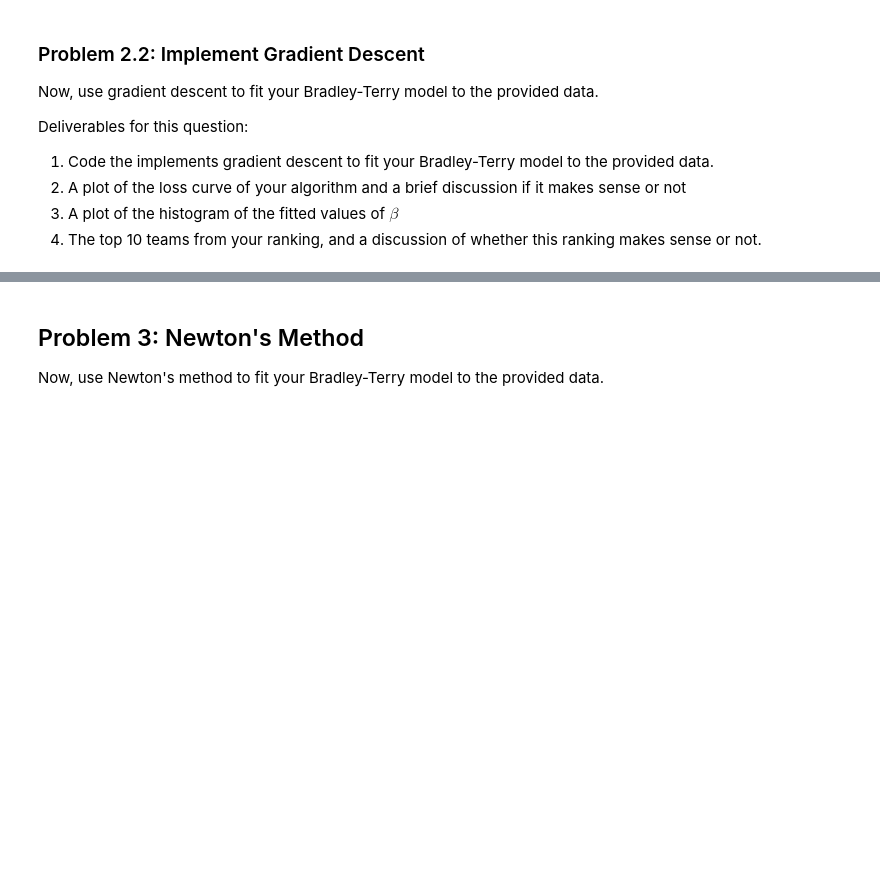
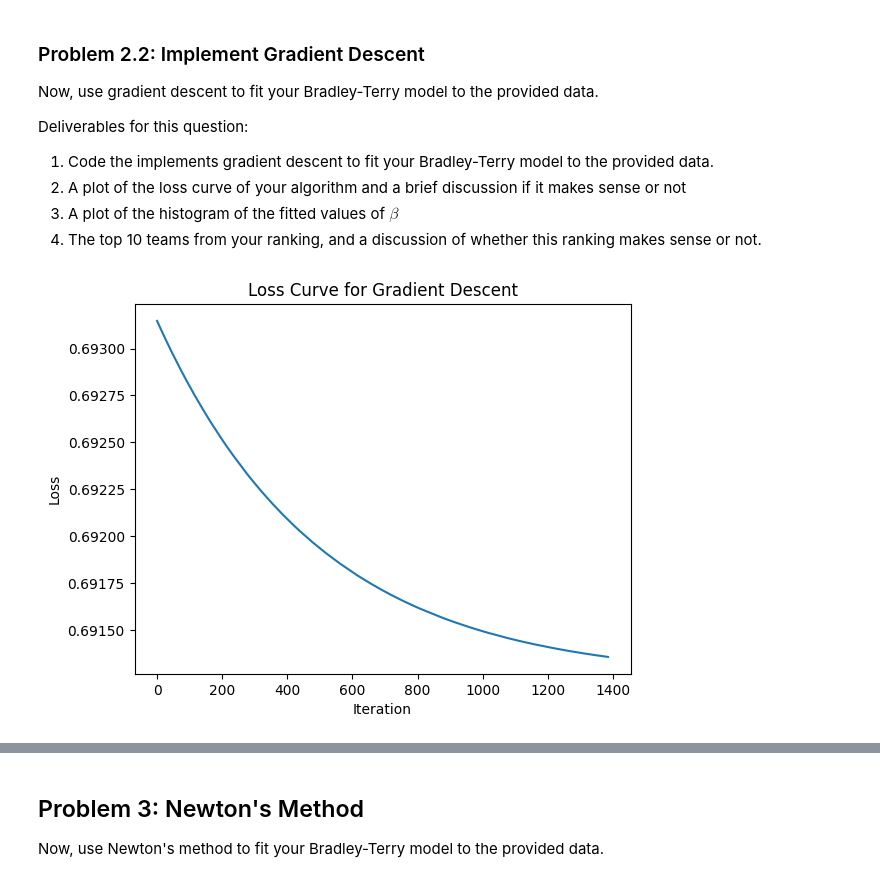
Before and after one commit to fatday/My-Grad-Math-Works, a Jupyter notebook: assignments/hw1/hw1.ipynb, the cells around one changed output, grey strips where cells are left out. Cells and saved outputs as stored; diff of their text form; code cells hidden in the pictures; blank space fills up the shorter version.

```diff
--- a/assignments/hw1/hw1.ipynb
+++ b/assignments/hw1/hw1.ipynb
@@ -62,3 +80,10 @@ You may want to use the `torch.distributions.Bernoulli` class.
+# %%
+# your code here
+def loss(beta, X, y, gamma = 0):
+    p = torch.sigmoid(torch.matmul(X, beta))
+    Bernoulli = torch.distributions.Bernoulli(p)
+    loss = -torch.mean(Bernoulli.log_prob(y)) + gamma * torch.norm(beta, p=2)**2 / 2
+    return loss
 # %% [markdown]
 ## Problem 2: Gradient Descent
 # %% [markdown]
@@ -71,3 +94,9 @@ Write a function to compute the gradient of the average negative log likelihood
+# %%
+# your code here
+def gradient(beta, X, y, gamma = 0):
+    p = torch.sigmoid(torch.matmul(X, beta))
+    grad = -torch.matmul(X.T, y - p) / X.shape[0] + gamma * beta
+    return grad
 # %% [markdown]
 ### Problem 2.2: Implement Gradient Descent
 
@@ -83,0 +111,11 @@ Deliverables for this question:
+# %%
+# your code here (you can use multiple code and markdown cells to organize your answer)
+def gradient_descent(X, y, gamma = 0, lr = 0.01, tol = 1e-7, max_iter = 5000):
+    beta = torch.zeros(X.shape[1], requires_grad=False)
+    losses = [loss(beta, X, y, gamma)]
+    for i in tqdm(range(max_iter)):
+      beta -= lr * gradient(beta, X, y, gamma)
+      losses.append(loss(beta, X, y, gamma))
+      if abs(losses[-1] - losses[-2]) < tol:
+        break
+    return beta, losses
@@ -83,0 +129,11 @@ Deliverables for this question:
+# %%
+beta, losses = gradient_descent(X, y, 0.1)
+# %%
+# Plot the loss curve
+plt.plot(losses)
+plt.xlabel('Iteration')
+plt.ylabel('Loss')
+plt.title('Loss Curve for Gradient Descent')
+plt.show()
+# %% [output]
+[figure, added]
```
Also changed, not shown: parts of 8 cells of this notebook.
